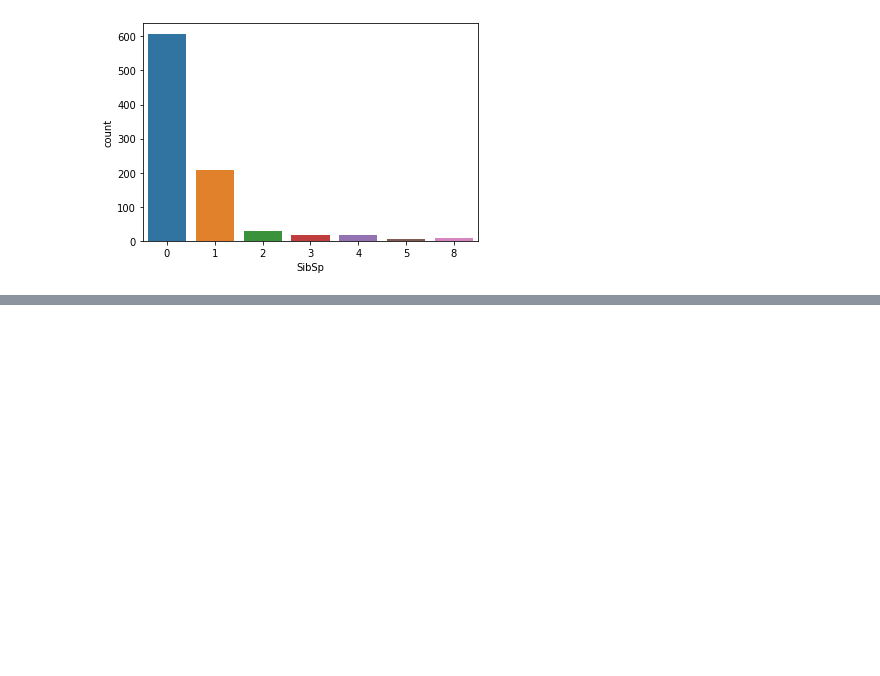
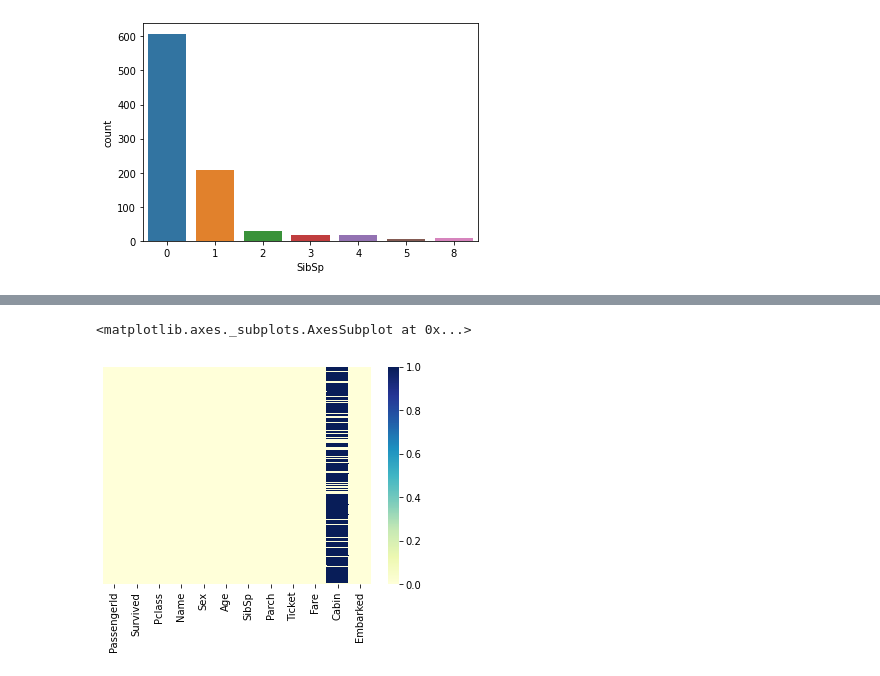
Before and after one commit to Sumith-Pevekar/Titanic_Survival_Machine_Learning, a Jupyter notebook: Titanic.ipynb, the cells around one changed output, grey strips where cells are left out. Cells and saved outputs as stored; diff of their text form; code cells hidden in the pictures; blank space fills up the shorter version.

```diff
--- a/Titanic.ipynb
+++ b/Titanic.ipynb
@@ -46,0 +62,15 @@ sns.countplot(x='SibSp', data=train)
+# %%
+def age_populate(cols):
+  Age=cols[0]
+  Pclass=cols[1]
+  if pd.isnull(Age):
+    if Pclass==1:
+      return 37
+    elif Pclass==2:
+      return 29
+    else:
+      return 24
+  else:
+    return Age
+# %%
+train['Age']=train[['Age','Pclass']].apply(age_populate,axis=1)
@@ -46,0 +93,5 @@ sns.countplot(x='SibSp', data=train)
+# %%
+sns.heatmap(train.isnull(), yticklabels=False, cbar=True, cmap='YlGnBu')
+# %% [output]
+<matplotlib.axes._subplots.AxesSubplot at 0x...>
+[figure, added]
```
Also changed, not shown: parts of 41 cells of this notebook.
